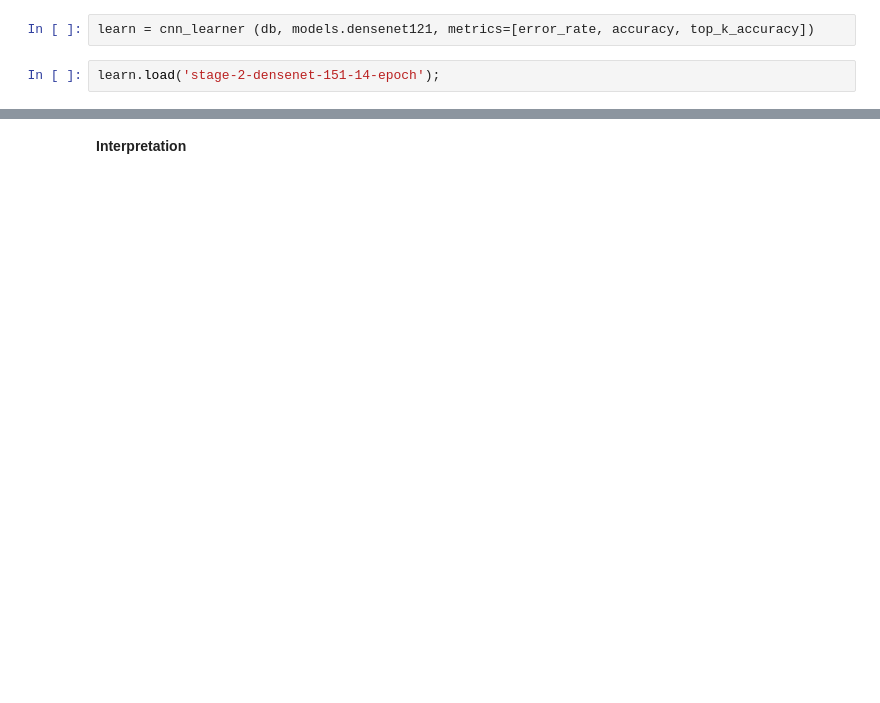
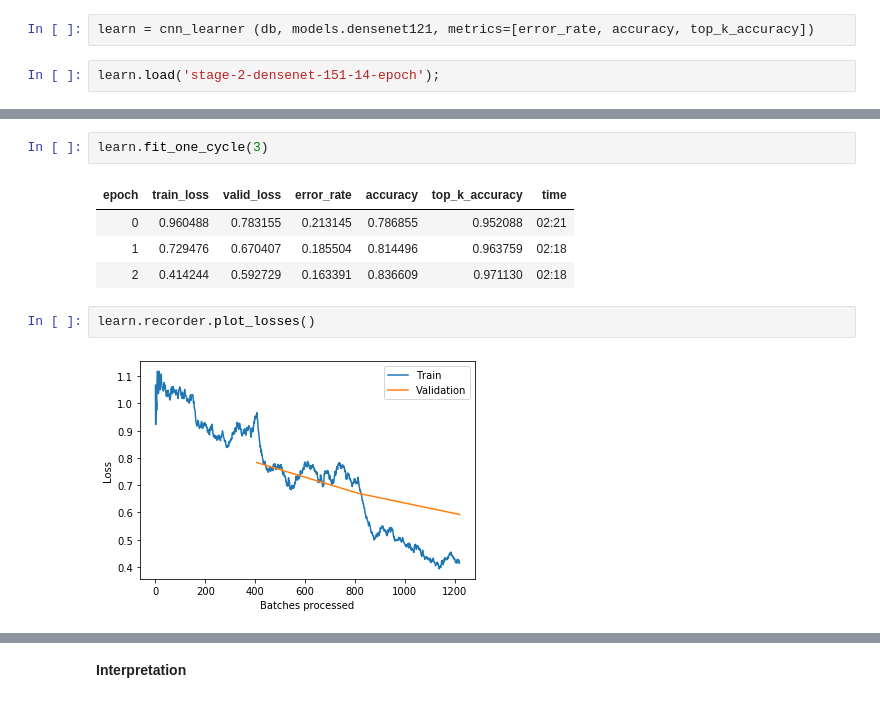
Before and after one commit to sablair/fastai-hw-notebooks, a Jupyter notebook: CARS-Pretty.ipynb, the cells around one changed output, grey strips where cells are left out. Saved outputs shown, nothing was run; the diff lists cells and outputs as text; blank space fills up the shorter version.

```diff
--- a/CARS-Pretty.ipynb
+++ b/CARS-Pretty.ipynb
@@ -260,0 +259,11 @@ ValueError: Expected more than 1 value per channel when training, got input size
+# %%
+learn.fit_one_cycle(3)
+# %% [output]
+| epoch | train_loss | valid_loss | error_rate | accuracy | top_k_accuracy | time |
+| 0 | 0.960488 | 0.783155 | 0.213145 | 0.786855 | 0.952088 | 02:21 |
+| 1 | 0.729476 | 0.670407 | 0.185504 | 0.814496 | 0.963759 | 02:18 |
+| 2 | 0.414244 | 0.592729 | 0.163391 | 0.836609 | 0.971130 | 02:18 |
+# %%
+learn.recorder.plot_losses()
+# %% [output]
+[figure, added]
```
Also changed, not shown: parts of 7 cells of this notebook.
